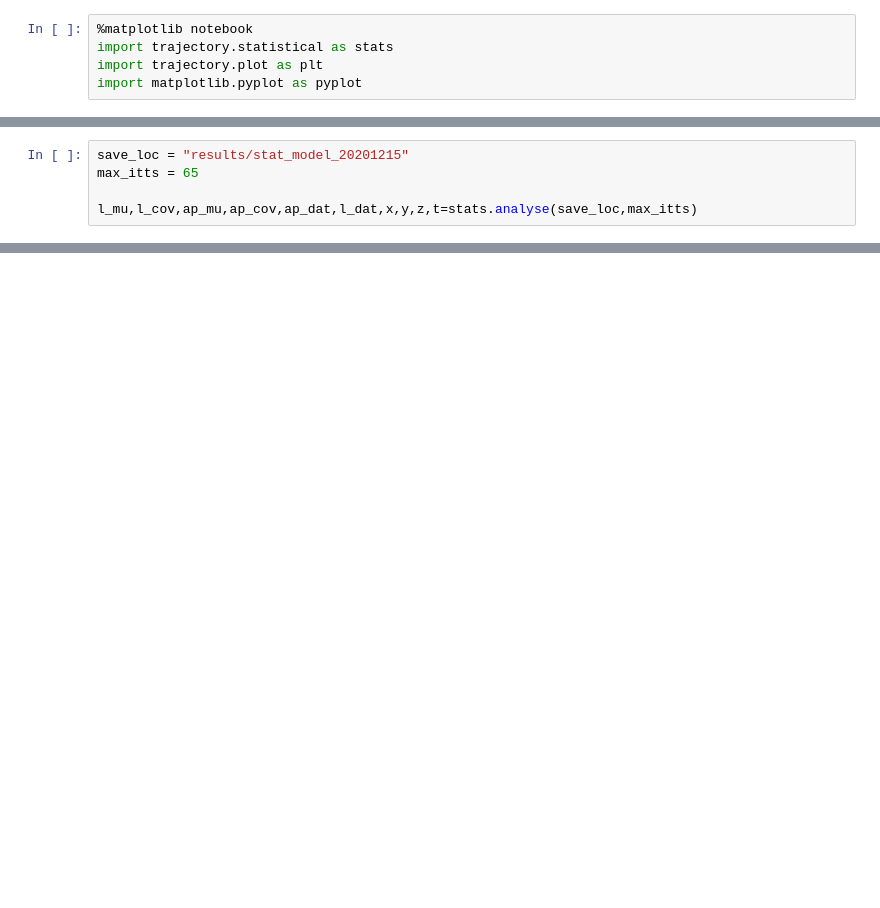
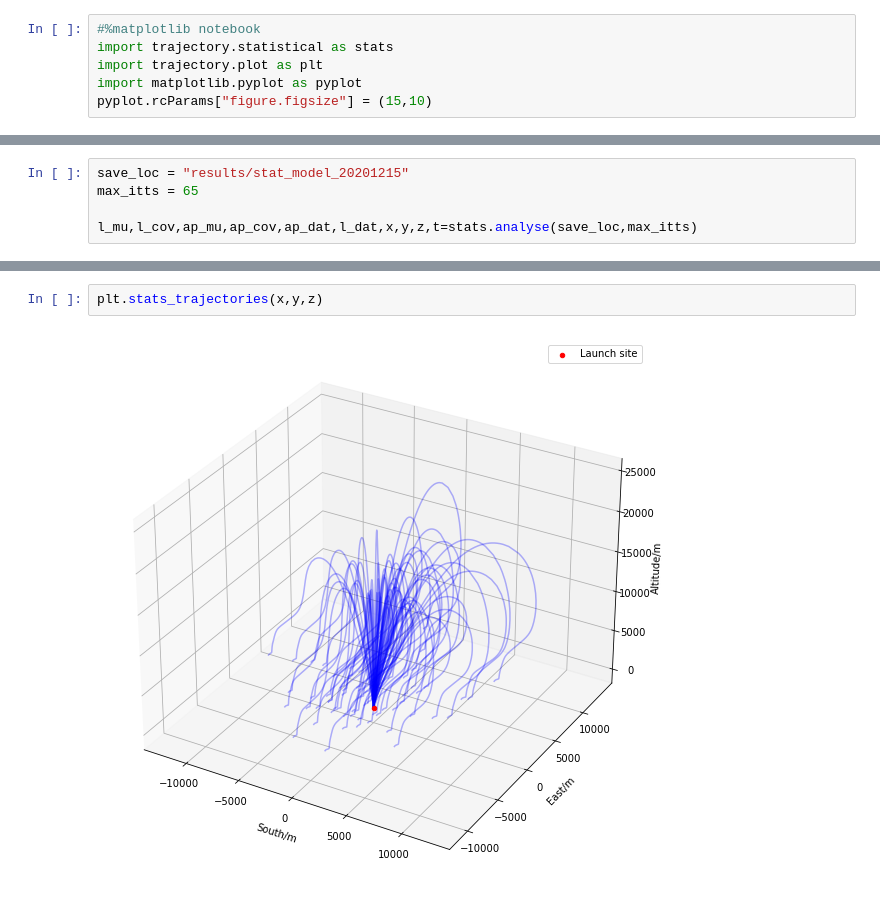
Before and after one commit to cuspaceflight/CamPyRoS, a Jupyter notebook: stats_analysis_example.ipynb, the cells around one changed output, grey strips where cells are left out. Saved outputs shown, nothing was run; the diff lists cells and outputs as text; blank space fills up the shorter version.

Commit message:
Added trajectory graph
Pretty useless but looks nice

```diff
--- a/stats_analysis_example.ipynb
+++ b/stats_analysis_example.ipynb
@@ -1,7 +1,8 @@
 # %%
-%matplotlib notebook
+#%matplotlib notebook
 import trajectory.statistical as stats
 import trajectory.plot as plt
 import matplotlib.pyplot as pyplot
+pyplot.rcParams["figure.figsize"] = (15,10)
 # %% [markdown]
 I find it useful to analyse the results of the stats models in a jupyter notebook because then if something goes wrong you don't have to reload the entire data set (i.e. you can re run othercells while leaving the one below untouched).
@@ -30,0 +26,4 @@ plt.stats_alt(z,t,show_means=True)
+# %%
+plt.stats_trajectories(x,y,z)
+# %% [output]
+[figure, added]
```
Also changed, not shown: parts of 5 cells of this notebook, 1 other file.
